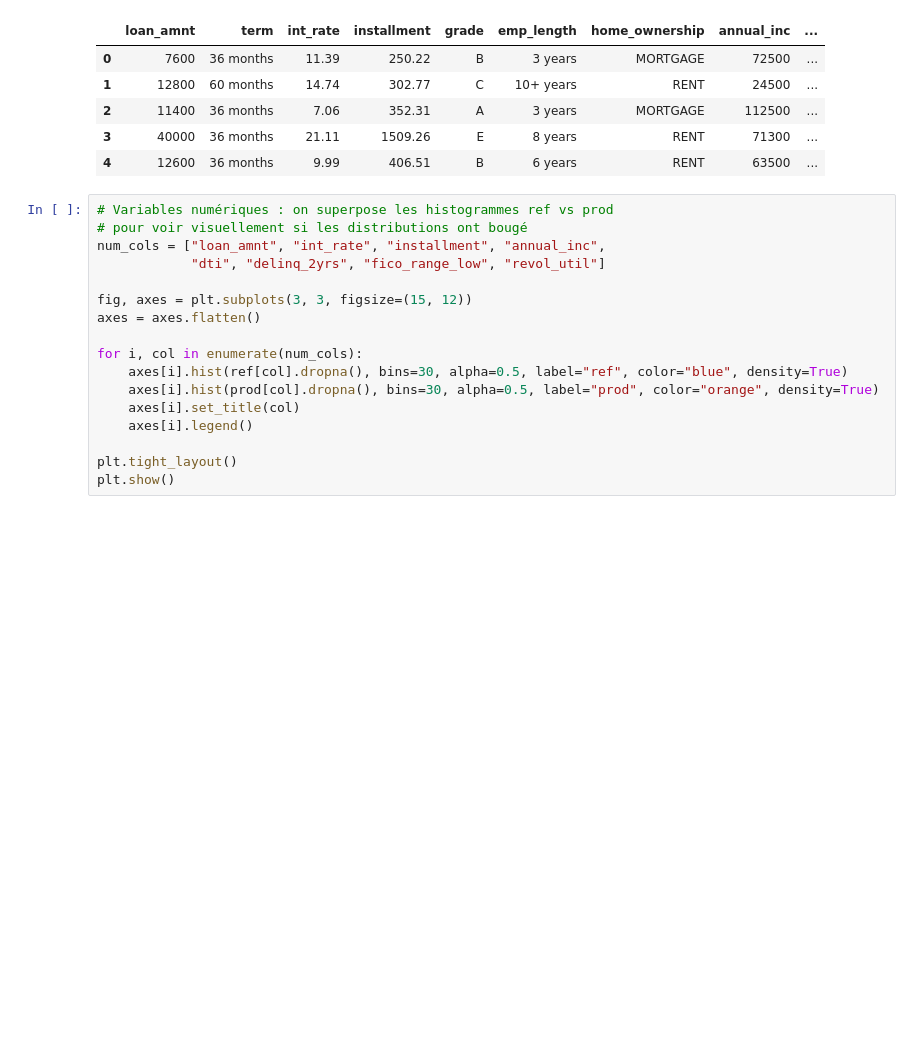
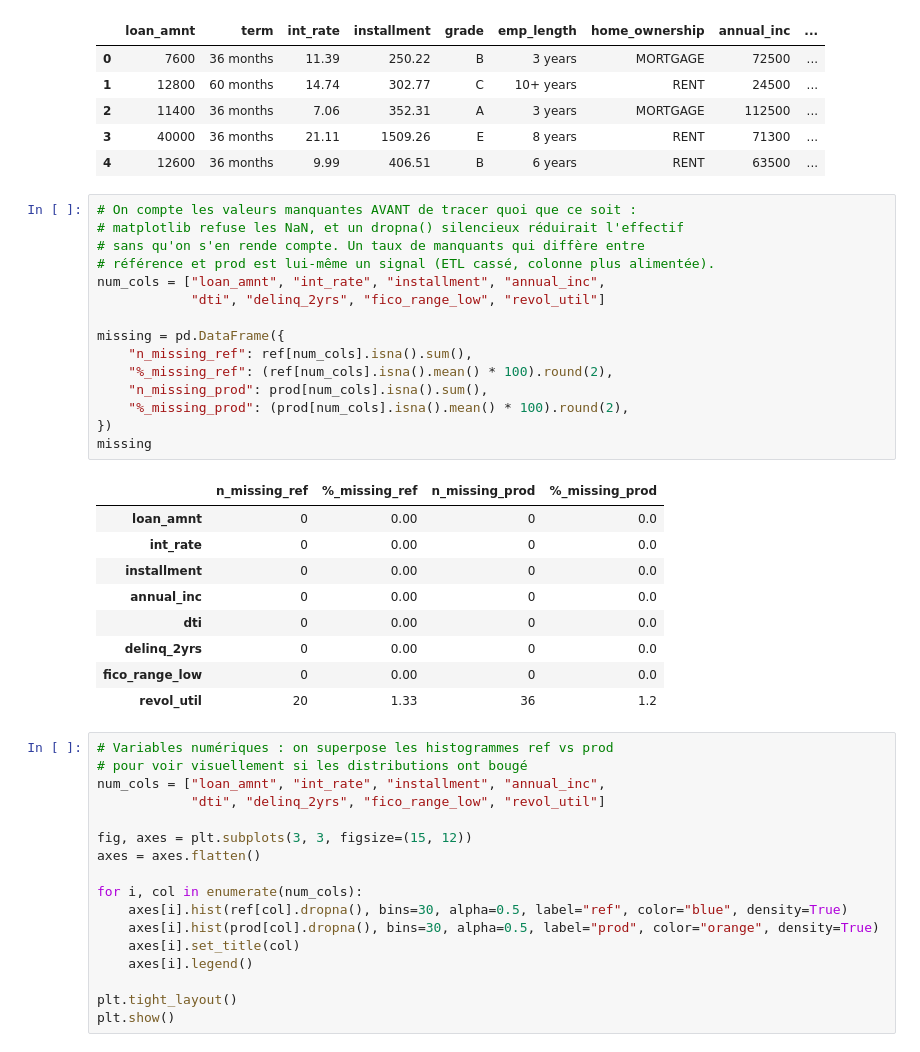
Before and after one commit to nawellepolin/M6-B1-pyrenex-drift-jeremy-nawelle, a Jupyter notebook: notebooks/M6-B1_template.ipynb, the cells around one changed output. Saved outputs shown, nothing was run; the diff lists cells and outputs as text; blank space fills up the shorter version.

```diff
--- a/notebooks/M6-B1_template.ipynb
+++ b/notebooks/M6-B1_template.ipynb
@@ -22,6 +22,31 @@ Production : (3000, 16)
 | 2 | 11400 | 36 months | 7.06 | 352.31 | A | 3 years | MORTGAGE | 112500 | ... |
 | 3 | 40000 | 36 months | 21.11 | 1509.26 | E | 8 years | RENT | 71300 | ... |
 | 4 | 12600 | 36 months | 9.99 | 406.51 | B | 6 years | RENT | 63500 | ... |
+# %%
+# On compte les valeurs manquantes AVANT de tracer quoi que ce soit :
+# matplotlib refuse les NaN, et un dropna() silencieux réduirait l'effectif
+# sans qu'on s'en rende compte. Un taux de manquants qui diffère entre
+# référence et prod est lui-même un signal (ETL cassé, colonne plus alimentée).
+num_cols = ["loan_amnt", "int_rate", "installment", "annual_inc",
+            "dti", "delinq_2yrs", "fico_range_low", "revol_util"]
+
+missing = pd.DataFrame({
+    "n_missing_ref": ref[num_cols].isna().sum(),
+    "%_missing_ref": (ref[num_cols].isna().mean() * 100).round(2),
+    "n_missing_prod": prod[num_cols].isna().sum(),
+    "%_missing_prod": (prod[num_cols].isna().mean() * 100).round(2),
+})
+missing
+# %% [output]
+|  | n_missing_ref | %_missing_ref | n_missing_prod | %_missing_prod |
+| loan_amnt | 0 | 0.00 | 0 | 0.0 |
+| int_rate | 0 | 0.00 | 0 | 0.0 |
+| installment | 0 | 0.00 | 0 | 0.0 |
+| annual_inc | 0 | 0.00 | 0 | 0.0 |
+| dti | 0 | 0.00 | 0 | 0.0 |
+| delinq_2yrs | 0 | 0.00 | 0 | 0.0 |
+| fico_range_low | 0 | 0.00 | 0 | 0.0 |
+| revol_util | 20 | 1.33 | 36 | 1.2 |
 # %%
 # Variables numériques : on superpose les histogrammes ref vs prod
 # pour voir visuellement si les distributions ont bougé
```
Also changed, not shown: parts of 1 cell of this notebook.
